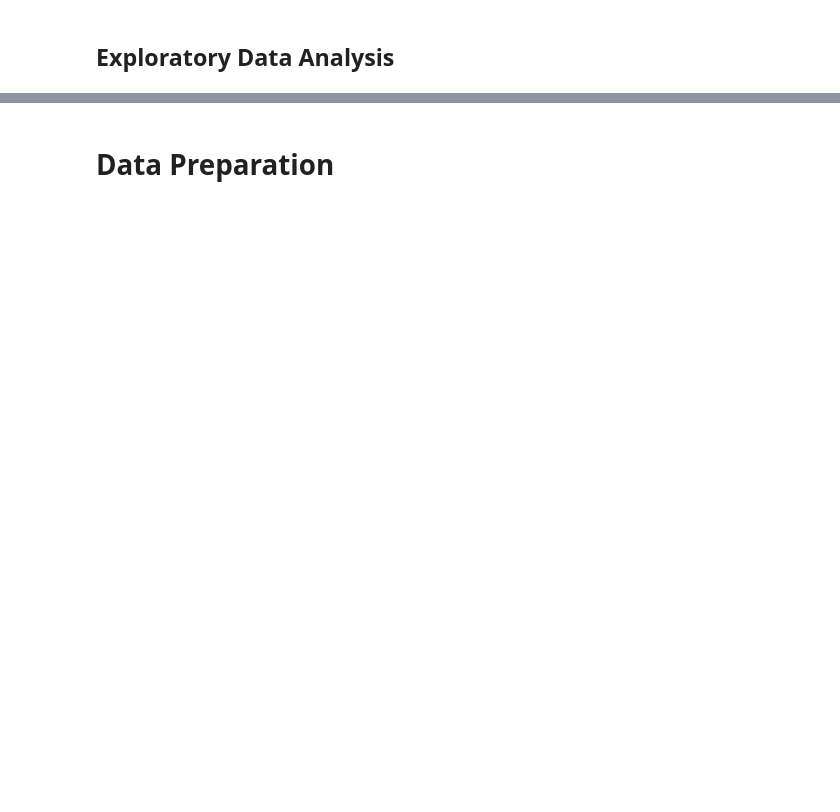
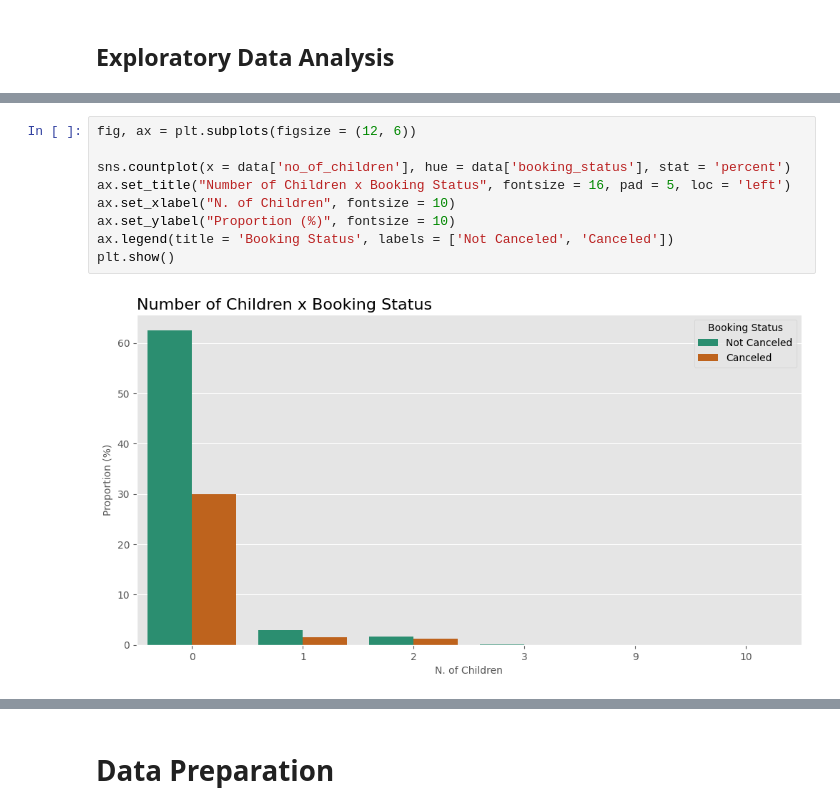
Before and after one commit to datalopes1/hotel_reservations, a Jupyter notebook: notebooks/Hotel Reservations Prediction.ipynb, the cells around one changed output, grey strips where cells are left out. Saved outputs shown, nothing was run; the diff lists cells and outputs as text; blank space fills up the shorter version.

```diff
--- a/notebooks/Hotel Reservations Prediction.ipynb
+++ b/notebooks/Hotel Reservations Prediction.ipynb
@@ -18,0 +282,11 @@
+# %%
+fig, ax = plt.subplots(figsize = (12, 6))
+
+sns.countplot(x = data['no_of_children'], hue = data['booking_status'], stat = 'percent')
+ax.set_title("Number of Children x Booking Status", fontsize = 16, pad = 5, loc = 'left')
+ax.set_xlabel("N. of Children", fontsize = 10)
+ax.set_ylabel("Proportion (%)", fontsize = 10)
+ax.legend(title = 'Booking Status', labels = ['Not Canceled', 'Canceled'])
+plt.show()
+# %% [output]
+[figure, added]
```
Also changed, not shown: parts of 73 cells of this notebook.
